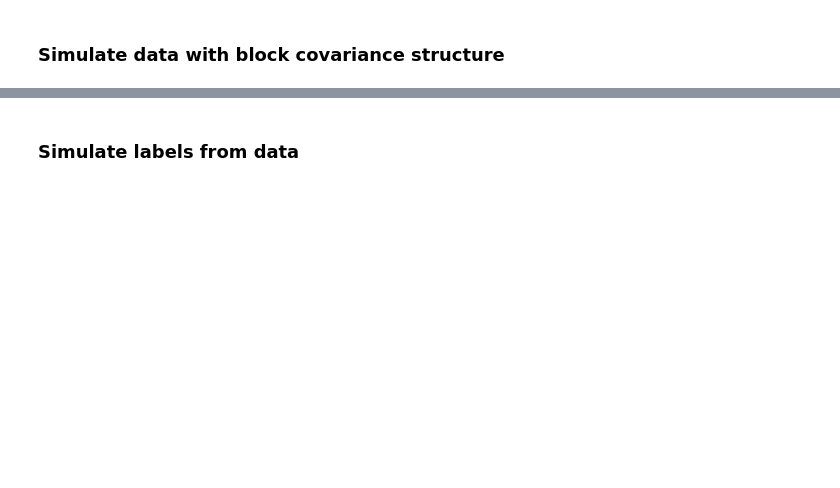
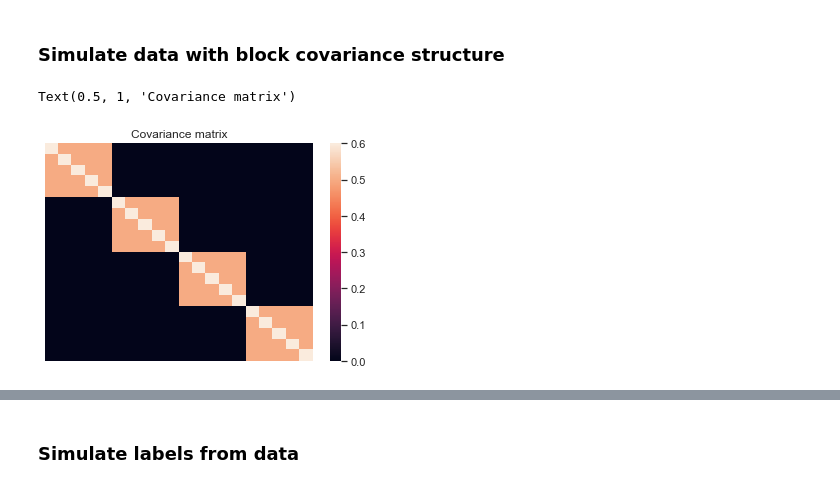
Before and after one commit to greenelab/simulate-groups, a Jupyter notebook: test_simulate_groups.ipynb, the cells around one changed output, grey strips where cells are left out. Drawn from its saved outputs; the diff is of its cells as text; code cells hidden in the pictures; blank space fills up the shorter version.

```diff
--- a/test_simulate_groups.ipynb
+++ b/test_simulate_groups.ipynb
@@ -9,3 +13,15 @@ from simulate_groups import simulate_cov_groups, simulate_ll
 %autoreload 2
 # %% [markdown]
 ### Simulate data with block covariance structure
+# %%
+sigma_1, _ = simulate_groups(20, 4)
+
+sns.set()
+sns.heatmap(sigma_1)
+ax = plt.gca()
+ax.get_xaxis().set_visible(False)
+ax.get_yaxis().set_visible(False)
+ax.set_title('Covariance matrix')
+# %% [output]
+Text(0.5, 1, 'Covariance matrix')
+[figure, added]
```
Also changed, not shown: parts of 9 cells of this notebook, 1 other file.
